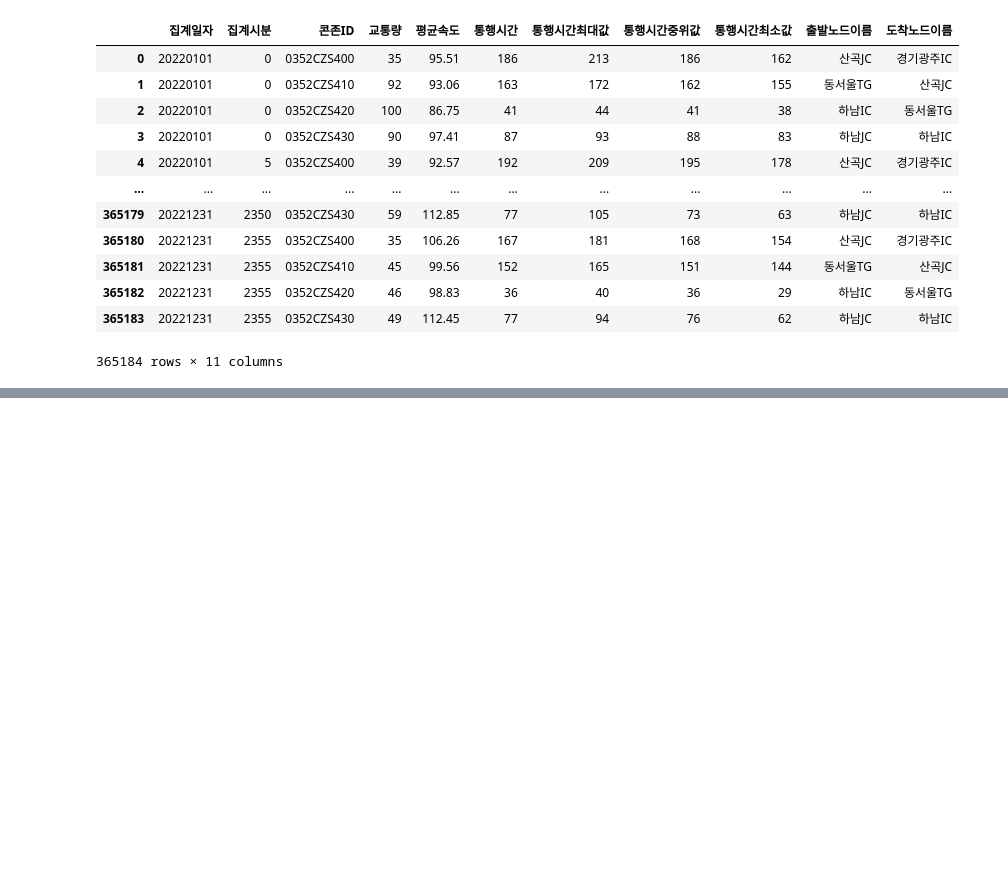
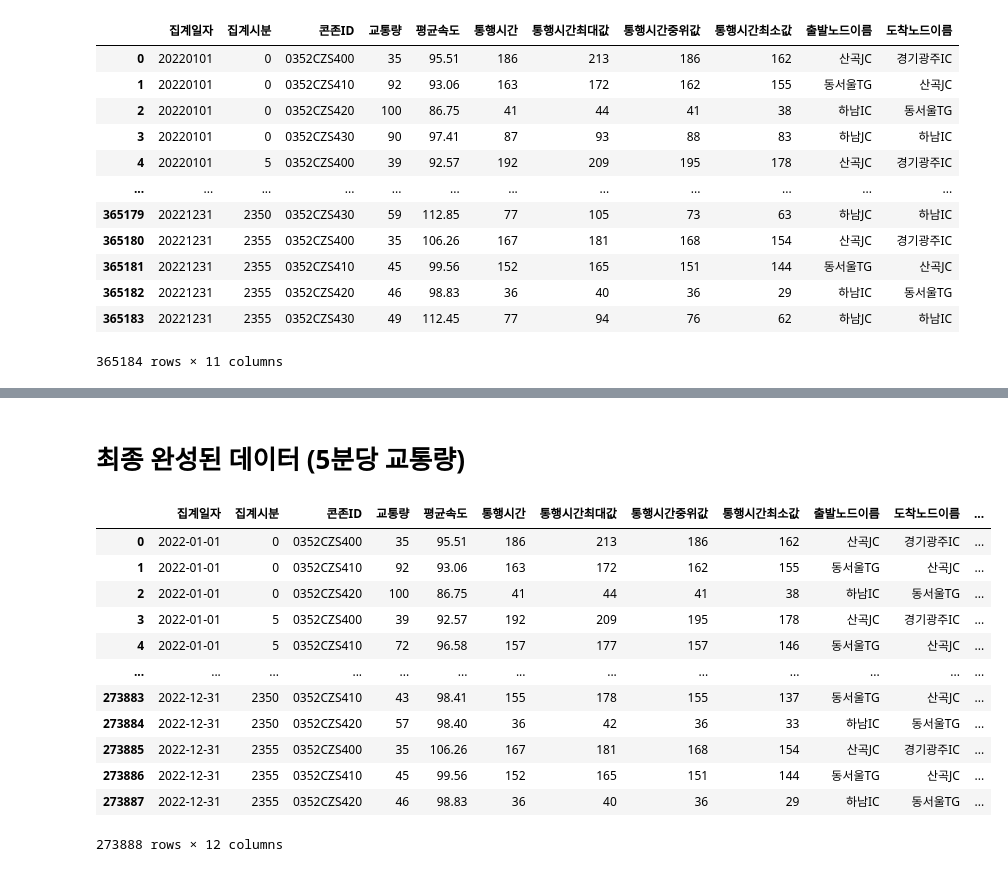
Before and after one commit to ParkJiYeoung8297/HUFS.BigData.Team, a Jupyter notebook: src/1-2. 5분당 교통량.ipynb, the cells around one changed output, grey strips where cells are left out. Saved outputs shown, nothing was run; the diff lists cells and outputs as text; code cells hidden in the pictures; blank space fills up the shorter version.

```diff
--- a/src/5분당 교통량 (등교).ipynb
+++ b/src/1-2. 5분당 교통량.ipynb
@@ -225,3 +226,22 @@ head_df=pd.DataFrame(columns=['집계일자','집계시분','콘존ID','교통
 
 head_df.to_csv(f'data/5분당_교통량(등교)통합.csv', index=False)
 df4.to_csv(csv_file_path, mode='a', header=False, index=False)
+# %% [markdown]
+# 최종 완성된 데이터 (5분당 교통량)
+# %%
+final_df=pd.read_csv(f'data/5분당_교통량(등교)통합.csv')
+final_df
+# %% [output]
+|  | 집계일자 | 집계시분 | 콘존ID | 교통량 | 평균속도 | 통행시간 | 통행시간최대값 | 통행시간중위값 | 통행시간최소값 | 출발노드이름 | 도착노드이름 | ... |
+| 0 | 2022-01-01 | 0 | 0352CZS400 | 35 | 95.51 | 186 | 213 | 186 | 162 | 산곡JC | 경기광주IC | ... |
+| 1 | 2022-01-01 | 0 | 0352CZS410 | 92 | 93.06 | 163 | 172 | 162 | 155 | 동서울TG | 산곡JC | ... |
+| 2 | 2022-01-01 | 0 | 0352CZS420 | 100 | 86.75 | 41 | 44 | 41 | 38 | 하남IC | 동서울TG | ... |
+| 3 | 2022-01-01 | 5 | 0352CZS400 | 39 | 92.57 | 192 | 209 | 195 | 178 | 산곡JC | 경기광주IC | ... |
+| 4 | 2022-01-01 | 5 | 0352CZS410 | 72 | 96.58 | 157 | 177 | 157 | 146 | 동서울TG | 산곡JC | ... |
+| ... | ... | ... | ... | ... | ... | ... | ... | ... | ... | ... | ... | ... |
+| 273883 | 2022-12-31 | 2350 | 0352CZS410 | 43 | 98.41 | 155 | 178 | 155 | 137 | 동서울TG | 산곡JC | ... |
+| 273884 | 2022-12-31 | 2350 | 0352CZS420 | 57 | 98.40 | 36 | 42 | 36 | 33 | 하남IC | 동서울TG | ... |
+| 273885 | 2022-12-31 | 2355 | 0352CZS400 | 35 | 106.26 | 167 | 181 | 168 | 154 | 산곡JC | 경기광주IC | ... |
+| 273886 | 2022-12-31 | 2355 | 0352CZS410 | 45 | 99.56 | 152 | 165 | 151 | 144 | 동서울TG | 산곡JC | ... |
+| 273887 | 2022-12-31 | 2355 | 0352CZS420 | 46 | 98.83 | 36 | 40 | 36 | 29 | 하남IC | 동서울TG | ... |
+273888 rows × 12 columns
```
Also changed, not shown: parts of 3 cells of this notebook, 4 other files.
